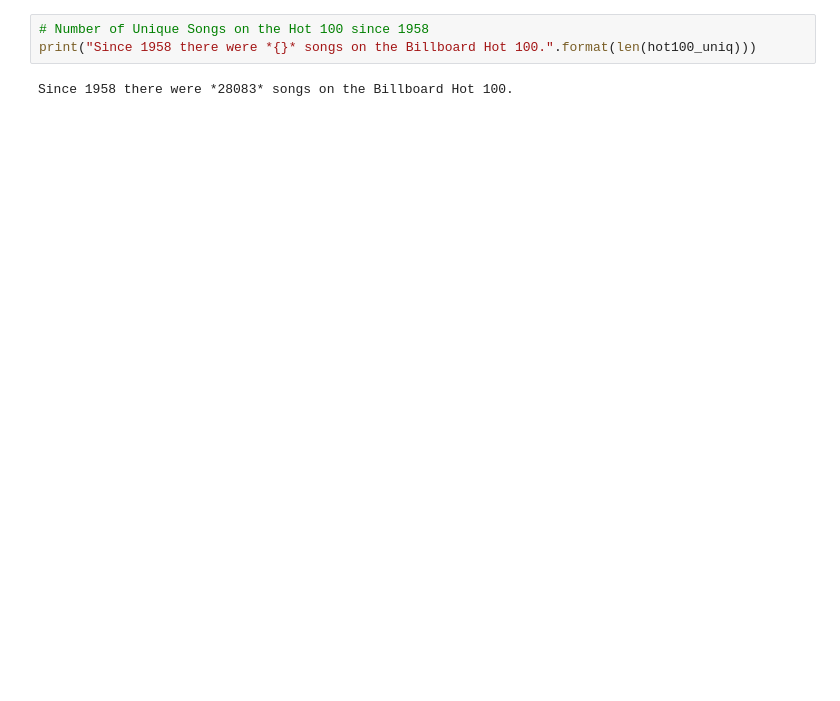
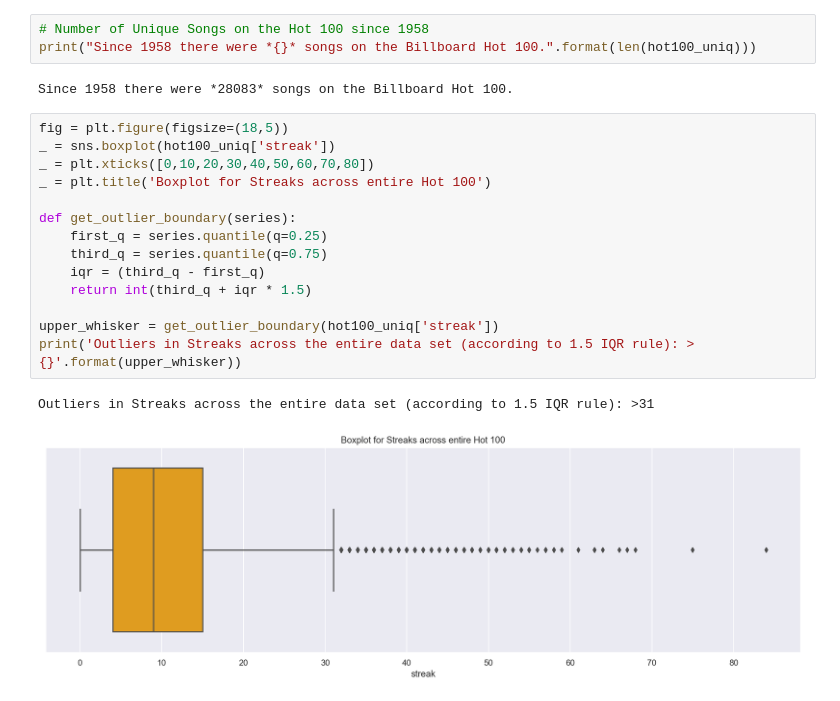
Before and after one commit to Germoe/hit-predictor, a Jupyter notebook: notebooks/_Step 2 - Data Storytelling.ipynb, the cells around one changed output. Drawn from its saved outputs; the diff is of its cells as text; blank space fills up the shorter version.

```diff
--- a/notebooks/_Step 2 - Data Storytelling.ipynb
+++ b/notebooks/_Step 2 - Data Storytelling.ipynb
@@ -68,3 +89,20 @@ _ = plt.hist(hot100_uniq['entry_year'],bins=years)
 print("Since 1958 there were *{}* songs on the Billboard Hot 100.".format(len(hot100_uniq)))
 # %% [output]
 Since 1958 there were *28083* songs on the Billboard Hot 100.
+# %%
+fig = plt.figure(figsize=(18,5))
+_ = sns.boxplot(hot100_uniq['streak'])
+_ = plt.xticks([0,10,20,30,40,50,60,70,80])
+_ = plt.title('Boxplot for Streaks across entire Hot 100')
+
+def get_outlier_boundary(series):
+    first_q = series.quantile(q=0.25)
+    third_q = series.quantile(q=0.75)
+    iqr = (third_q - first_q)
+    return int(third_q + iqr * 1.5)
+
+upper_whisker = get_outlier_boundary(hot100_uniq['streak'])
+print('Outliers in Streaks across the entire data set (according to 1.5 IQR rule): >{}'.format(upper_whisker))
+# %% [output]
+Outliers in Streaks across the entire data set (according to 1.5 IQR rule): >31
+[figure, added]
```
Also changed, not shown: parts of 33 cells of this notebook, 3 other files.
